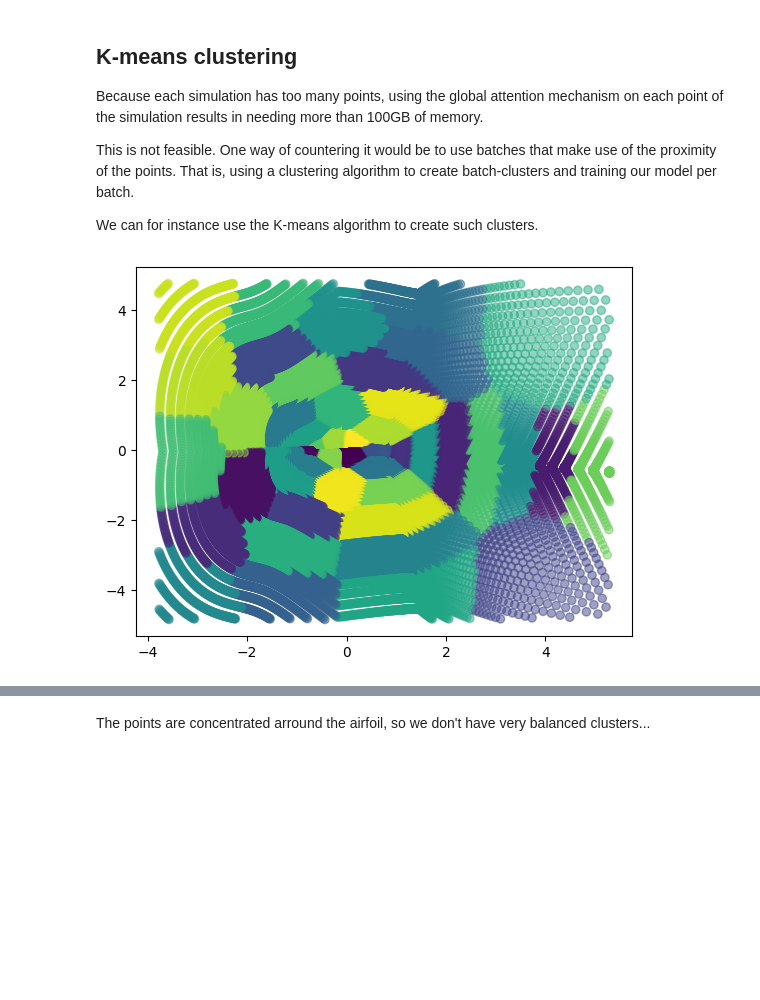
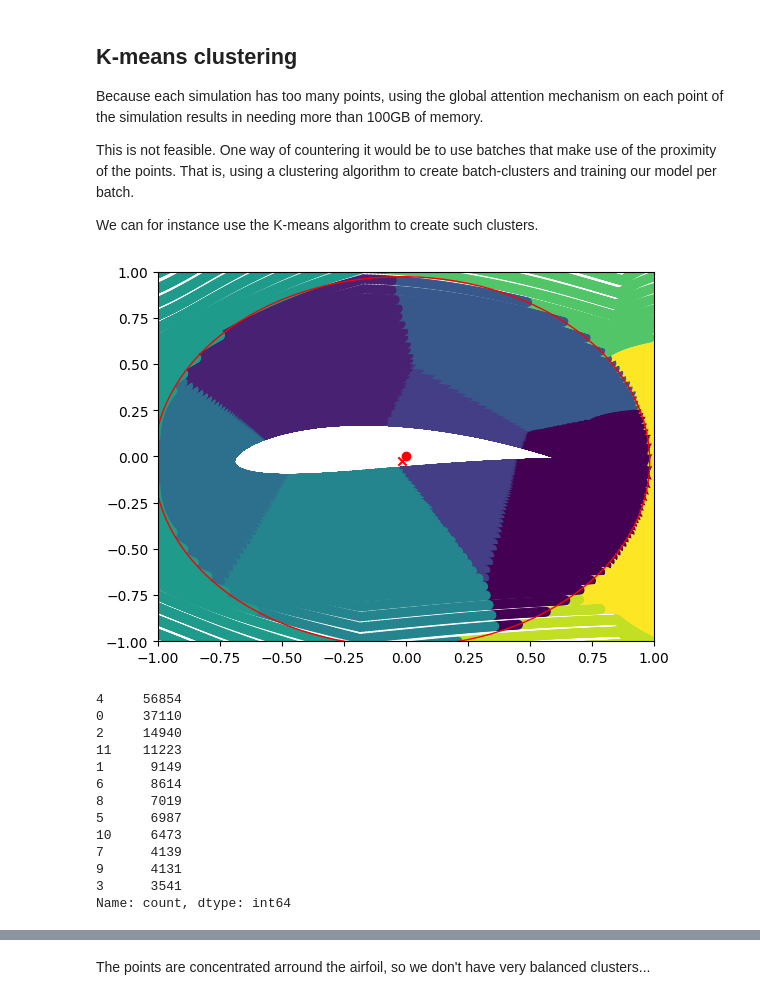
Before and after one commit to DaGrapix/ml4science, a Jupyter notebook: src/submission_attention/attention.ipynb, the cells around one changed output, grey strips where cells are left out. Cells and saved outputs as stored; diff of their text form; code cells hidden in the pictures; blank space fills up the shorter version.

```diff
--- a/src/submission_attention/attention.ipynb
+++ b/src/submission_attention/attention.ipynb
@@ -173,7 +173,7 @@ def centroid_uniform_initialisation(X:Tensor, k: int=100):
     return X[samples,:]
 
 # using the k-means++ initialisation
-def kmeans_plusplus_initialisation(X: torch.Tensor, k: int):
+def kmeans_pp_initialisation(X: torch.Tensor, k: int):
     n_samples = X.shape[0]
     # Step 1: Choose one center uniformly at random from among the data points.
     centroids = X[torch.randint(0, n_samples, (1,))]
@@ -192,10 +192,13 @@ def kmeans_plusplus_initialisation(X: torch.Tensor, k: int):
 
     return centroids
 
-def k_means(X:Tensor, k: int=6):
-    centroids = kmeans_plusplus_initialisation(X,k)
+def k_means(X:Tensor, k: int=6, n_iter: int=200):
+    center = X.mean(0)
+    centroids = kmeans_pp_initialisation(X,k)
+    weights = (1/(((X - center)**2).sum(1) + 1e-15)).reshape(-1,1)
+    weights = torch.ones(X.shape[0]).reshape(-1,1)
 
-    while True:
+    for i in range(n_iter):
         # compute the distance of each point to the centroids
         distances = torch.cdist(X, centroids, p=2)
 
@@ -203,7 +206,7 @@ def k_means(X:Tensor, k: int=6):
         cluster_idx = torch.argmin(distances, dim=1)
 
         # compute the new centroids
-        new_centroids = torch.stack([X[cluster_idx == i].mean(0) for i in range(k)])
+        new_centroids = torch.stack([(weights[cluster_idx==i]*X[cluster_idx==i]).mean(0) for i in range(k)])
 
         # end when we have converged
         if torch.all(centroids == new_centroids):
@@ -214,15 +243,41 @@ def k_means(X:Tensor, k: int=6):
 # %%
 #scatter plot of X, with alphas to show the clusters and color the cluster using idx
 import matplotlib.pyplot as plt
 
 def plot_clusters(X, idx):
-    plt.scatter(X[:,0], X[:,1], c=idx, alpha=0.5)
-    plt.show()
+    plt.scatter(X[:,0], X[:,1], c=idx, alpha=1)
 
+radius = 1.0
 data = processed_data.dataset[0]
-X = data.x
-cluster_idx = k_means(X,50)
+X = data.x[:,0:2]
+cluster_idx = custom_clustering(X, 6, radius=radius)
+center = X.mean(0)
 
 plot_clusters(X, cluster_idx)
+# add an x marker at the center of the figure
+plt.scatter(center[0], center[1], c='r', marker='x')
+plt.scatter(0,0, c='r', marker='o')
+
+#plot circle of radius 0.5
+circle = plt.Circle((center[0], center[1]), radius, color='r', fill=False)
+plt.gca().add_artist(circle)
+
+plt.xlim(-1,1)
+plt.ylim(-1,1)
+plt.show()
+pd.Series(cluster_idx).value_counts()
 # %% [output]
-[figure, old version]
+[figure, new version]
+4     56854
+0     37110
+2     14940
+11    11223
+1      9149
+6      8614
+8      7019
+5      6987
+10     6473
+7      4139
+9      4131
+3      3541
+Name: count, dtype: int64
```
Also changed, not shown: parts of 14 cells of this notebook, 2 other files.
